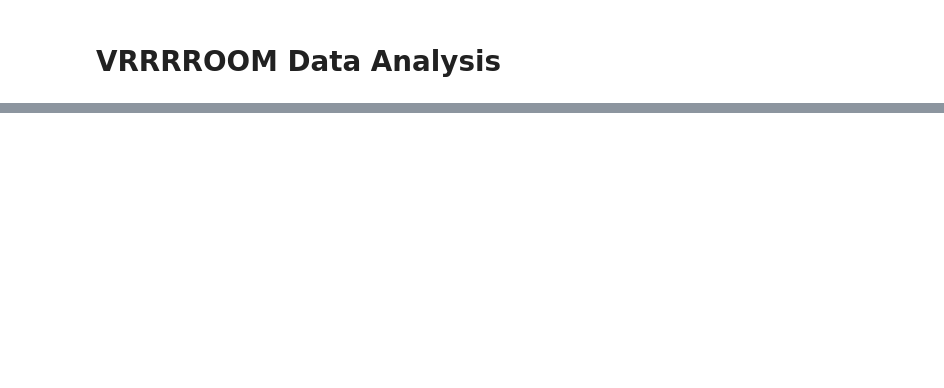
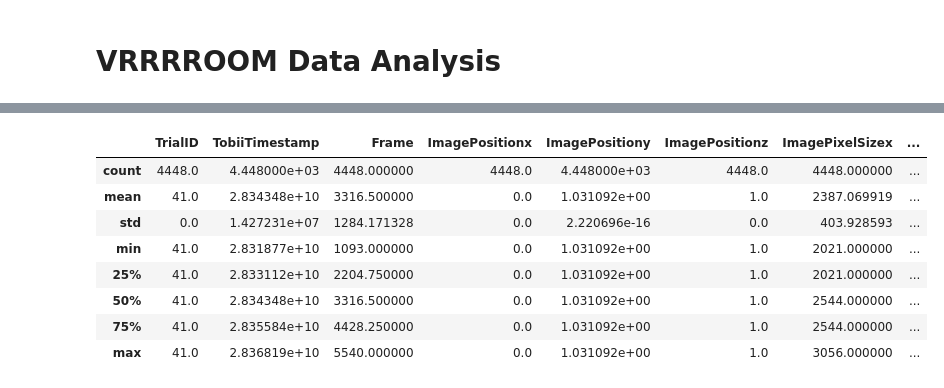
Before and after one commit to catarina-moreira/EyeTracking, a Jupyter notebook: data_analysis.ipynb, the cells around one changed output, grey strips where cells are left out. Saved outputs shown, nothing was run; the diff lists cells and outputs as text; code cells hidden in the pictures; blank space fills up the shorter version.

```diff
--- a/data_analysis.ipynb
+++ b/data_analysis.ipynb
@@ -106,0 +45,14 @@ text_lines
+# %%
+# pandas show all columns
+pd.set_option('display.max_columns', None)
+data.describe()
+# %% [output]
+|  | TrialID | TobiiTimestamp | Frame | ImagePositionx | ImagePositiony | ImagePositionz | ImagePixelSizex | ... |
+| count | 4448.0 | 4.448000e+03 | 4448.000000 | 4448.0 | 4.448000e+03 | 4448.0 | 4448.000000 | ... |
+| mean | 41.0 | 2.834348e+10 | 3316.500000 | 0.0 | 1.031092e+00 | 1.0 | 2387.069919 | ... |
+| std | 0.0 | 1.427231e+07 | 1284.171328 | 0.0 | 2.220696e-16 | 0.0 | 403.928593 | ... |
+| min | 41.0 | 2.831877e+10 | 1093.000000 | 0.0 | 1.031092e+00 | 1.0 | 2021.000000 | ... |
+| 25% | 41.0 | 2.833112e+10 | 2204.750000 | 0.0 | 1.031092e+00 | 1.0 | 2021.000000 | ... |
+| 50% | 41.0 | 2.834348e+10 | 3316.500000 | 0.0 | 1.031092e+00 | 1.0 | 2544.000000 | ... |
+| 75% | 41.0 | 2.835584e+10 | 4428.250000 | 0.0 | 1.031092e+00 | 1.0 | 2544.000000 | ... |
+| max | 41.0 | 2.836819e+10 | 5540.000000 | 0.0 | 1.031092e+00 | 1.0 | 3056.000000 | ... |
```
Also changed, not shown: parts of 12 cells of this notebook, 3 other files.
